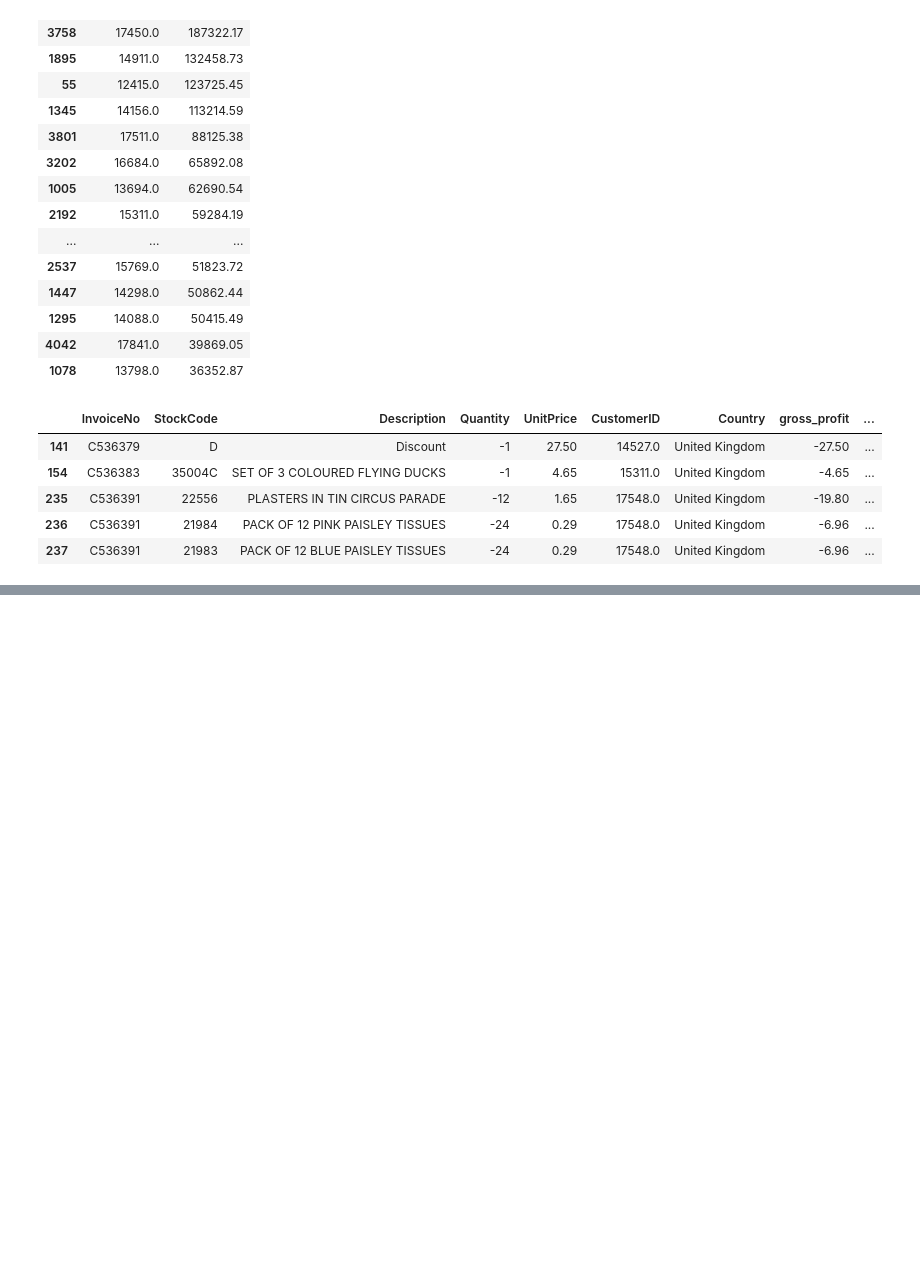
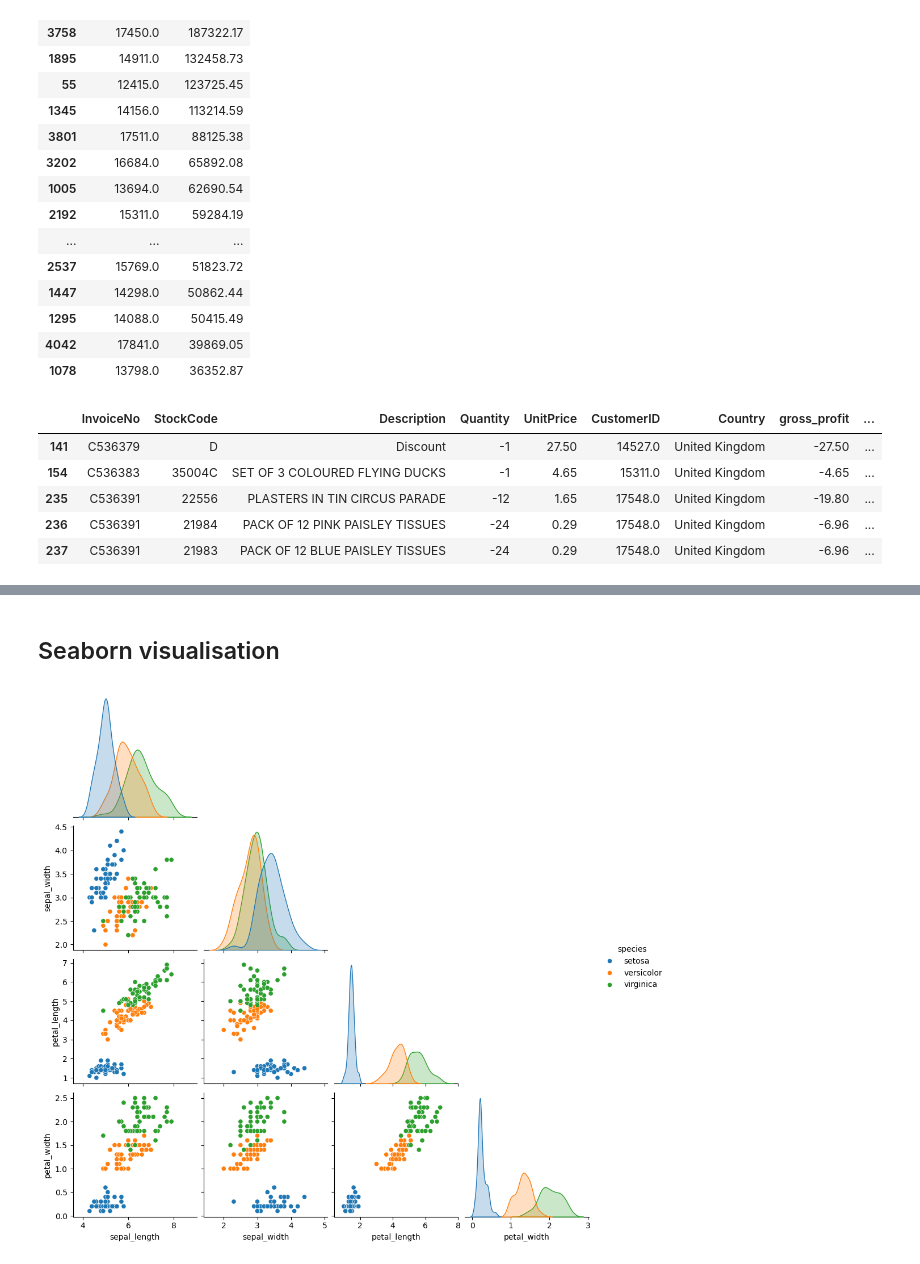
Before and after one commit to NiroshSuthagar/python_crash_course, a Jupyter notebook: myPythonNotes.ipynb, the cells around one changed output, grey strips where cells are left out. Drawn from its saved outputs; the diff is of its cells as text; code cells hidden in the pictures; blank space fills up the shorter version.

```diff
--- a/myPythonNotes.ipynb
+++ b/myPythonNotes.ipynb
@@ -896,0 +982,9 @@ plt.show()
+# %% [markdown]
+## Seaborn visualisation
+# %%
+# The most important seaborn plot...
+
+sns.pairplot(iris, corner=True, hue='species')
+plt.show()
+# %% [output]
+[figure, added]
```
Also changed, not shown: parts of 23 cells of this notebook, 1 other file.
